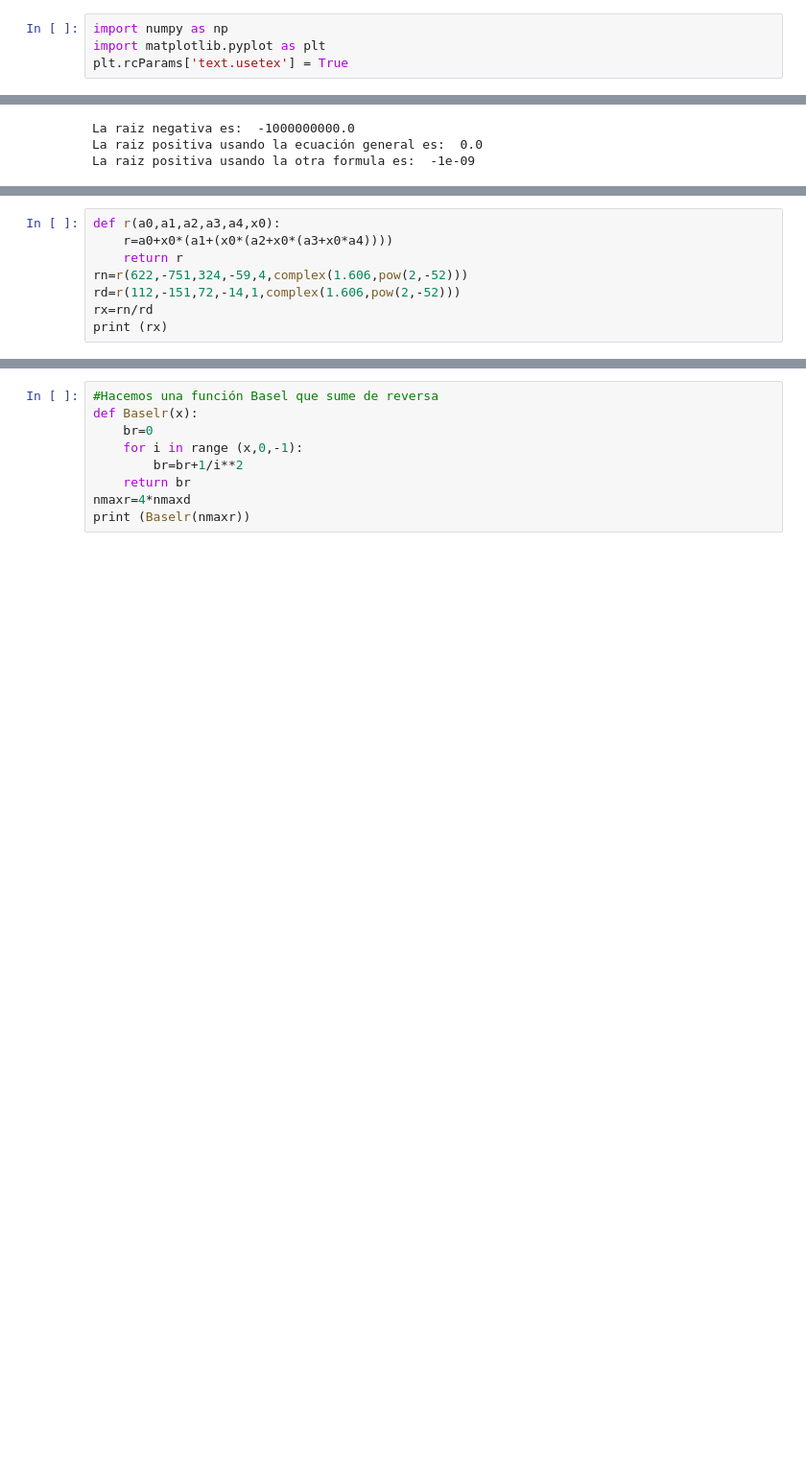
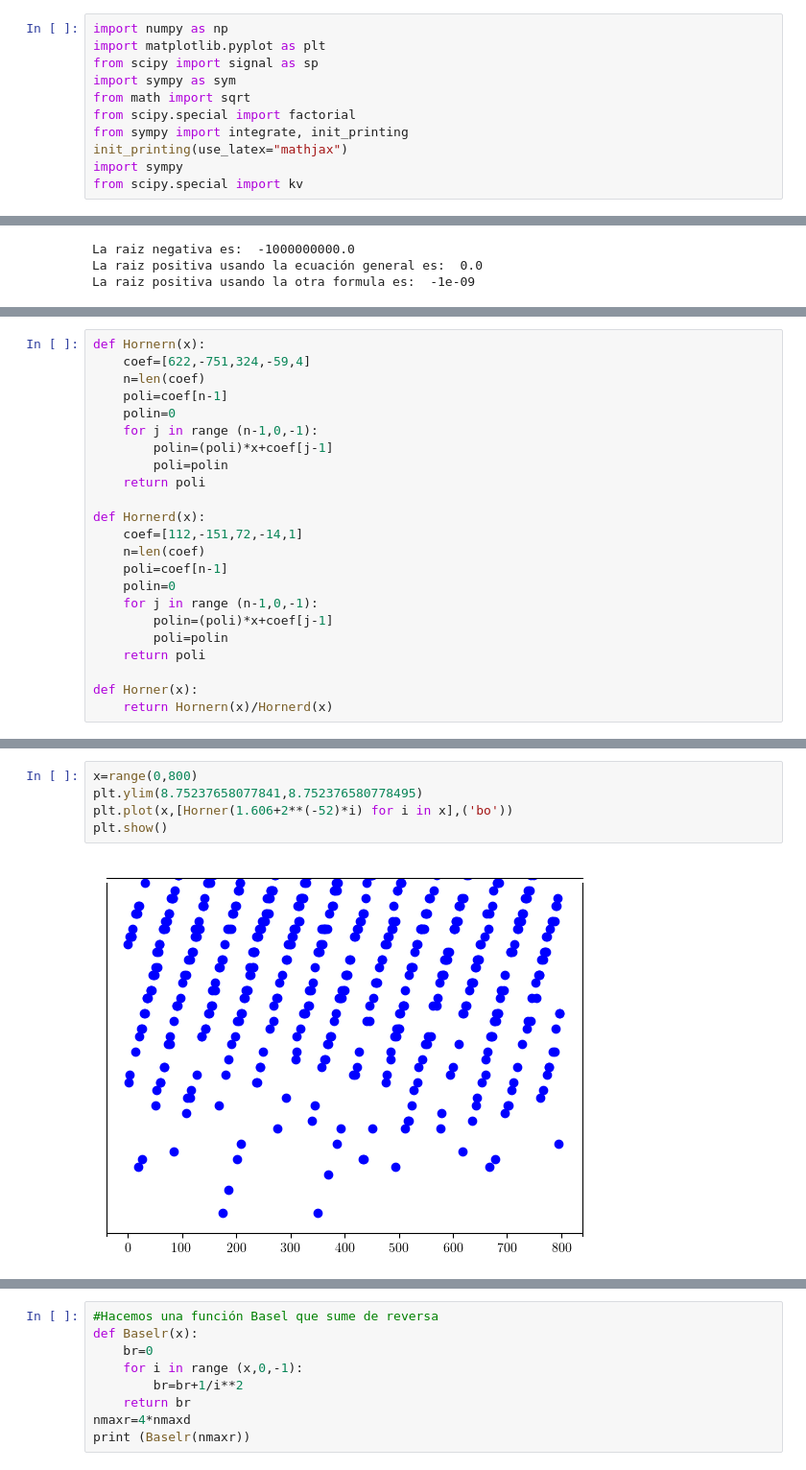
Before and after one commit to Fersv04/Fernanda-MN-2024, a Jupyter notebook: ProblemasCapitulo2.ipynb, the cells around one changed output, grey strips where cells are left out. Shown at 96% size. Cells and saved outputs as stored; diff of their text form; blank space fills up the shorter version.

```diff
--- a/ProblemasCapitulo2.ipynb
+++ b/ProblemasCapitulo2.ipynb
@@ -1,7 +1,14 @@
 # %%
 import numpy as np
 import matplotlib.pyplot as plt
-plt.rcParams['text.usetex'] = True
+from scipy import signal as sp
+import sympy as sym
+from math import sqrt
+from scipy.special import factorial
+from sympy import integrate, init_printing
+init_printing(use_latex="mathjax")
+import sympy
+from scipy.special import kv
 # %% [markdown]
 # Problemas capítulo 2
 # %% [markdown]
@@ -112,8 +129,23 @@ Para el denominador
 # %%
-def r(a0,a1,a2,a3,a4,x0):
-    r=a0+x0*(a1+(x0*(a2+x0*(a3+x0*a4))))
-    return r
-rn=r(622,-751,324,-59,4,complex(1.606,pow(2,-52)))
-rd=r(112,-151,72,-14,1,complex(1.606,pow(2,-52)))
-rx=rn/rd
-print (rx)
+def Hornern(x):
+    coef=[622,-751,324,-59,4]
+    n=len(coef)
+    poli=coef[n-1]
+    polin=0
+    for j in range (n-1,0,-1):
+        polin=(poli)*x+coef[j-1]
+        poli=polin
+    return poli
+
+def Hornerd(x):
+    coef=[112,-151,72,-14,1]
+    n=len(coef)
+    poli=coef[n-1]
+    polin=0
+    for j in range (n-1,0,-1):
+        polin=(poli)*x+coef[j-1]
+        poli=polin
+    return poli
+
+def Horner(x):
+    return Hornern(x)/Hornerd(x)
@@ -142,0 +154,7 @@ print (sx)
+# %%
+x=range(0,800)
+plt.ylim(8.75237658077841,8.752376580778495)
+plt.plot(x,[Horner(1.606+2**(-52)*i) for i in x],('bo'))
+plt.show()
+# %% [output]
+[figure, added]
```
Also changed, not shown: parts of 72 cells of this notebook.
